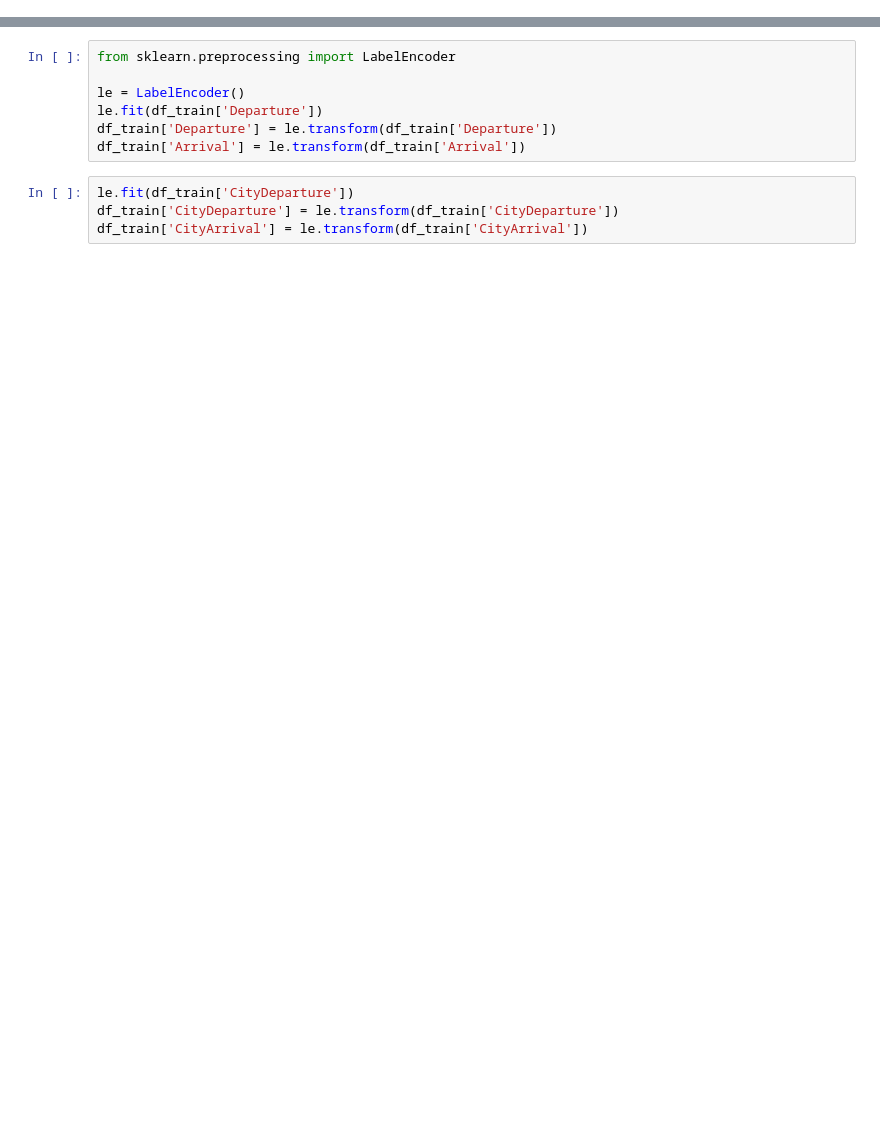
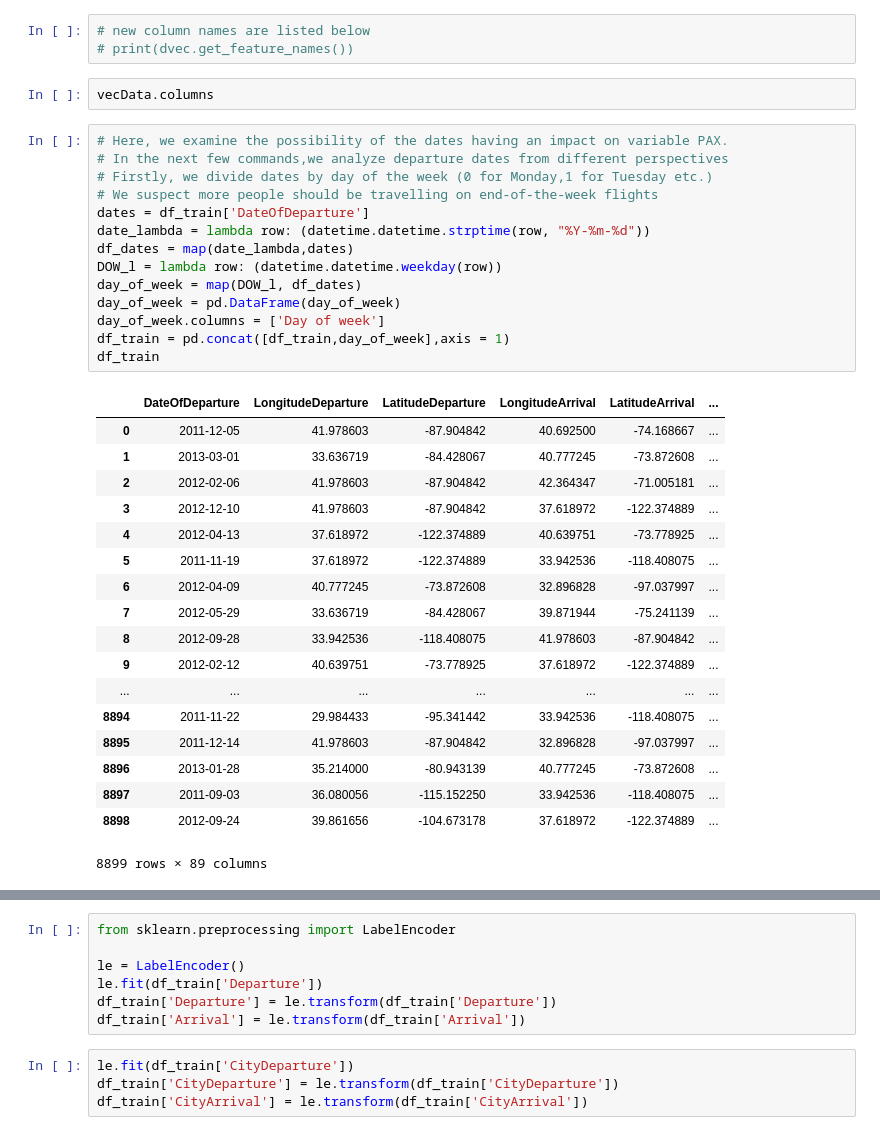
Before and after one commit to gusandbud/Data-mining, a Jupyter notebook: Untitled.ipynb, the cells around one changed output, grey strips where cells are left out. Drawn from its saved outputs; the diff is of its cells as text; blank space fills up the shorter version.

```diff
--- a/Untitled.ipynb
+++ b/Untitled.ipynb
@@ -12,0 +49,38 @@ df_train.head()
+# %%
+# new column names are listed below
+# print(dvec.get_feature_names())
+# %%
+vecData.columns
+# %%
+# Here, we examine the possibility of the dates having an impact on variable PAX.
+# In the next few commands,we analyze departure dates from different perspectives
+# Firstly, we divide dates by day of the week (0 for Monday,1 for Tuesday etc.)
+# We suspect more people should be travelling on end-of-the-week flights
+dates = df_train['DateOfDeparture']
+date_lambda = lambda row: (datetime.datetime.strptime(row, "%Y-%m-%d"))
+df_dates = map(date_lambda,dates)
+DOW_l = lambda row: (datetime.datetime.weekday(row))
+day_of_week = map(DOW_l, df_dates)
+day_of_week = pd.DataFrame(day_of_week)
+day_of_week.columns = ['Day of week']
+df_train = pd.concat([df_train,day_of_week],axis = 1)
+df_train
+# %% [output]
+|  | DateOfDeparture | LongitudeDeparture | LatitudeDeparture | LongitudeArrival | LatitudeArrival | ... |
+| 0 | 2011-12-05 | 41.978603 | -87.904842 | 40.692500 | -74.168667 | ... |
+| 1 | 2013-03-01 | 33.636719 | -84.428067 | 40.777245 | -73.872608 | ... |
+| 2 | 2012-02-06 | 41.978603 | -87.904842 | 42.364347 | -71.005181 | ... |
+| 3 | 2012-12-10 | 41.978603 | -87.904842 | 37.618972 | -122.374889 | ... |
+| 4 | 2012-04-13 | 37.618972 | -122.374889 | 40.639751 | -73.778925 | ... |
+| 5 | 2011-11-19 | 37.618972 | -122.374889 | 33.942536 | -118.408075 | ... |
+| 6 | 2012-04-09 | 40.777245 | -73.872608 | 32.896828 | -97.037997 | ... |
+| 7 | 2012-05-29 | 33.636719 | -84.428067 | 39.871944 | -75.241139 | ... |
+| 8 | 2012-09-28 | 33.942536 | -118.408075 | 41.978603 | -87.904842 | ... |
+| 9 | 2012-02-12 | 40.639751 | -73.778925 | 37.618972 | -122.374889 | ... |
+| ... | ... | ... | ... | ... | ... | ... |
+| 8894 | 2011-11-22 | 29.984433 | -95.341442 | 33.942536 | -118.408075 | ... |
+| 8895 | 2011-12-14 | 41.978603 | -87.904842 | 32.896828 | -97.037997 | ... |
+| 8896 | 2013-01-28 | 35.214000 | -80.943139 | 40.777245 | -73.872608 | ... |
+| 8897 | 2011-09-03 | 36.080056 | -115.152250 | 33.942536 | -118.408075 | ... |
+| 8898 | 2012-09-24 | 39.861656 | -104.673178 | 37.618972 | -122.374889 | ... |
+8899 rows × 89 columns
```
Also changed, not shown: parts of 16 cells of this notebook.
